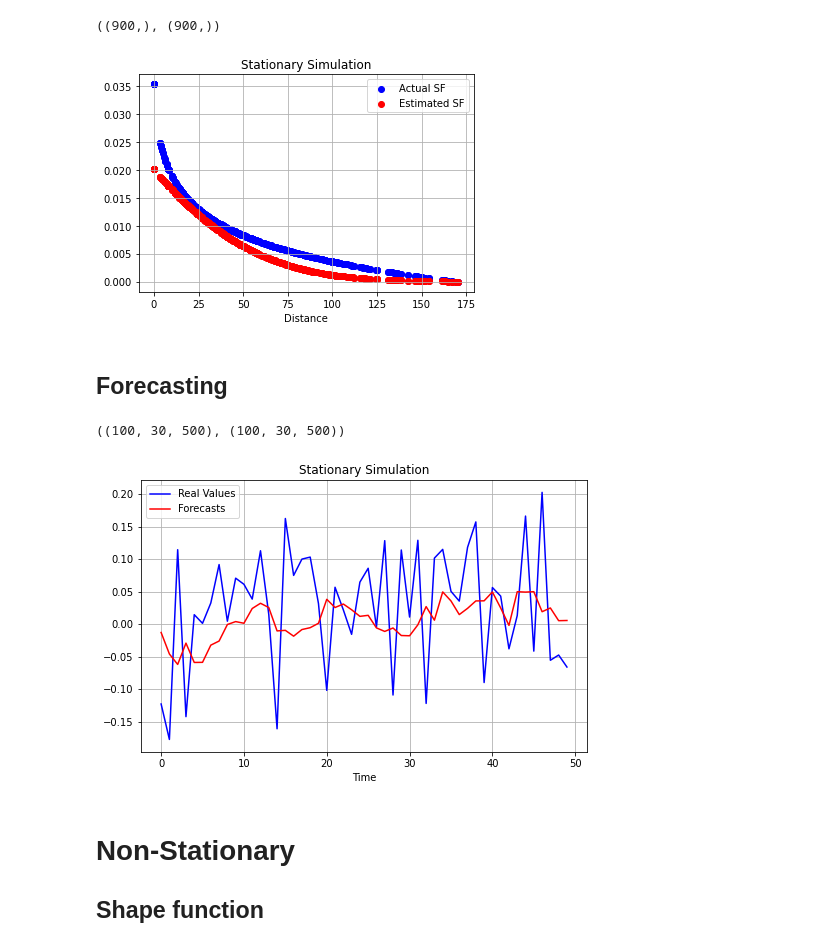
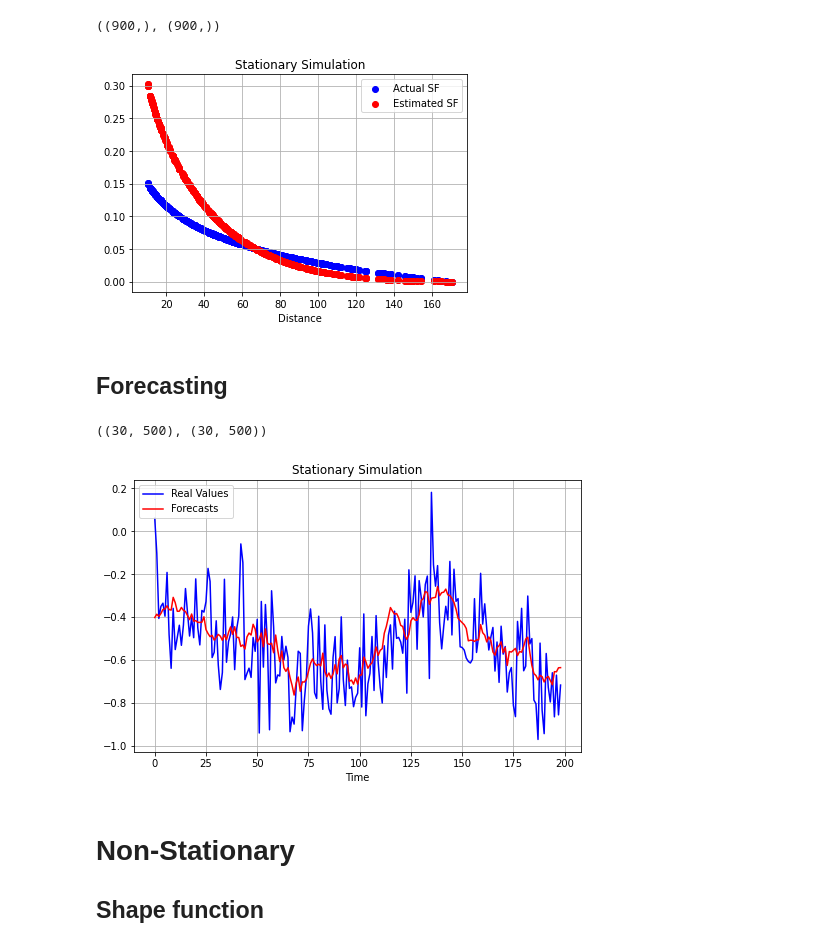
Before and after one commit to isVy08/ESTF, a Jupyter notebook: viz.ipynb, the cells around one changed output. Cells and saved outputs as stored; diff of their text form; code cells hidden in the pictures.

```diff
--- a/viz.ipynb
+++ b/viz.ipynb
@@ -114,13 +110,13 @@ F.shape
 # %%
 F_hats = []
 actual, forecast = [], []
-for i in range(100):
+for i in range(31):
     out = load_pickle(f'output/stationary/out{i}.pickle')
-    f = out[2].transpose()
+    f = out[2].squeeze(-1)
     F_hats.append(f)
     actual.append(out[0])
     forecast.append(out[1])
-F_hats = np.concatenate(F_hats, 0)
+F_hats = np.stack(F_hats, 0)
 actual = np.stack(actual, 0)
 forecast = np.stack(forecast, 0)
 # %%
@@ -130,19 +126,15 @@ F_agg.shape, F_hat_agg.shape
 # %% [output]
 ((900,), (900,))
 # %%
-idx = np.argwhere(d < 300)
+idx = np.argwhere(d > 10)
 plt.scatter(d[idx,], F_agg[idx,], c='b', label='Actual SF')
-plt.scatter(d[idx,], F_hat_agg[idx, ], c='r', label='Estimated SF')
+plt.scatter(d[idx,], F_hat_agg[idx, ] , c='r', label='Estimated SF')
 plt.grid()
 plt.xlabel('Distance')
 plt.title('Stationary Simulation')
 plt.legend()
-plt.savefig("viz/st_sim/shape_function.pdf", dpi=150)
+# plt.savefig("viz/st_sim/shape_function.pdf", dpi=150)
 # %% [output]
-[figure, old version]
+[figure, new version]
 # %% [markdown]
 ## Forecasting
-# %%
-actual.shape, forecast.shape
-# %% [output]
-((100, 30, 500), (100, 30, 500))
@@ -151,0 +141,6 @@ forecast = forecast.mean(0)
+# %%
+actual = actual.mean(0)
+forecast = forecast.mean(0)
+actual.shape, forecast.shape
+# %% [output]
+((30, 500), (30, 500))
@@ -152,12 +149,14 @@ forecast = forecast.mean(0)
 # %%
 plt.figure(figsize=(8,5))
-plt.plot(actual[10, 300:350], c='b', label='Real Values')
-plt.plot(forecast[10, 300:350], c='r', label='Forecasts')
+f, t = 300, 499
+loc = 8
+plt.plot(actual[loc, f:t], c='b', label='Real Values')
+plt.plot(forecast[loc, f+1:t+1], c='r', label='Forecasts')
 plt.xlabel('Time')
 plt.legend(fontsize='medium', loc='upper left')
 plt.title('Stationary Simulation')
 plt.grid()
 plt.savefig("viz/st_sim/sample.pdf", dpi=150)
 # %% [output]
-[figure, old version]
+[figure, new version]
 # %%
```
Also changed, not shown: parts of 24 cells of this notebook, 4 other files.
